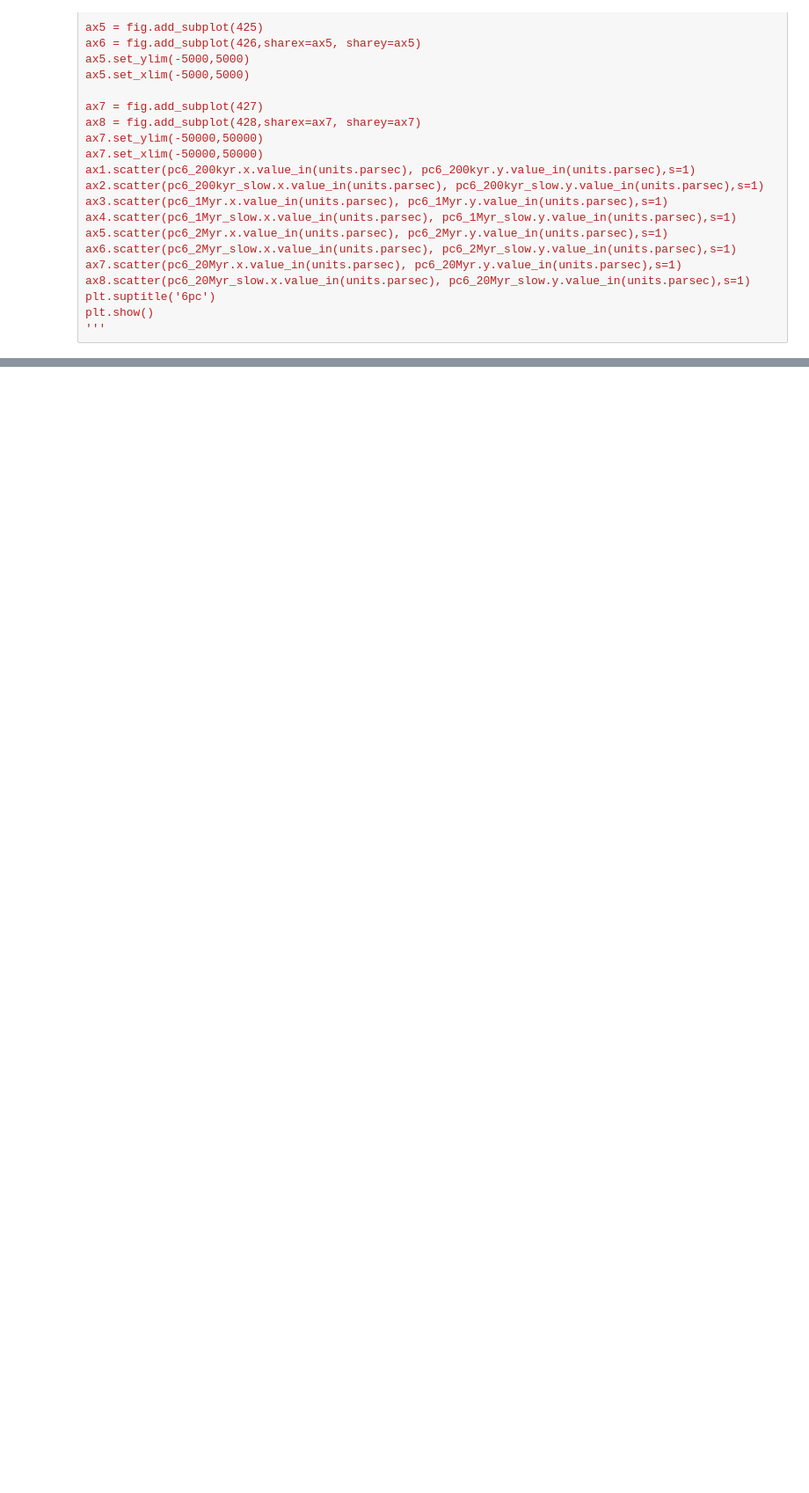
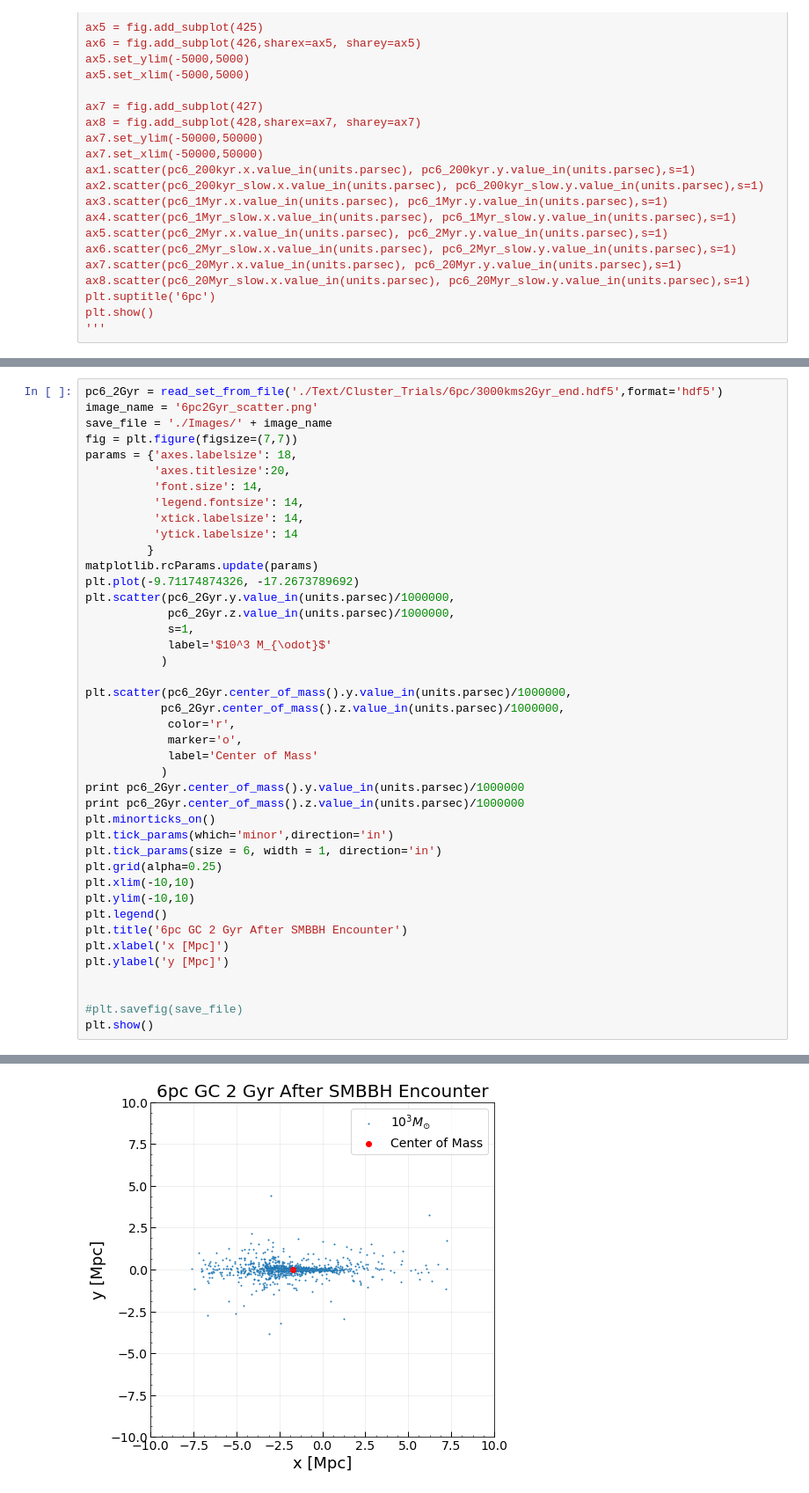
Before and after one commit to seanlabean/summer-research, a Jupyter notebook: Scripts/cluster_plots.ipynb, the cells around one changed output, grey strips where cells are left out. Shown at 88% size. Drawn from its saved outputs; the diff is of its cells as text; blank space fills up the shorter version.

```diff
--- a/Scripts/cluster_plots.ipynb
+++ b/Scripts/cluster_plots.ipynb
@@ -278,0 +413,43 @@ plt.show()
+# %%
+pc6_2Gyr = read_set_from_file('./Text/Cluster_Trials/6pc/3000kms2Gyr_end.hdf5',format='hdf5')
+image_name = '6pc2Gyr_scatter.png'
+save_file = './Images/' + image_name
+fig = plt.figure(figsize=(7,7))
+params = {'axes.labelsize': 18,
+          'axes.titlesize':20,
+          'font.size': 14,
+          'legend.fontsize': 14,
+          'xtick.labelsize': 14,
+          'ytick.labelsize': 14
+         }
+matplotlib.rcParams.update(params)
+plt.plot(-9.71174874326, -17.2673789692)
+plt.scatter(pc6_2Gyr.y.value_in(units.parsec)/1000000,
+            pc6_2Gyr.z.value_in(units.parsec)/1000000,
+            s=1,
+            label='$10^3 M_{\odot}$'
+           )
+
+plt.scatter(pc6_2Gyr.center_of_mass().y.value_in(units.parsec)/1000000,
+           pc6_2Gyr.center_of_mass().z.value_in(units.parsec)/1000000,
+            color='r',
+            marker='o',
+            label='Center of Mass'
+           )
+print pc6_2Gyr.center_of_mass().y.value_in(units.parsec)/1000000
+print pc6_2Gyr.center_of_mass().z.value_in(units.parsec)/1000000
+plt.minorticks_on()
+plt.tick_params(which='minor',direction='in')
+plt.tick_params(size = 6, width = 1, direction='in')
+plt.grid(alpha=0.25)
+plt.xlim(-10,10)
+plt.ylim(-10,10)
+plt.legend()
+plt.title('6pc GC 2 Gyr After SMBBH Encounter')
+plt.xlabel('x [Mpc]')
+plt.ylabel('y [Mpc]')
+
+
+#plt.savefig(save_file)
+plt.show()
+# %% [output]
@@ -278,0 +458 @@ plt.show()
+[figure, added]
```
Also changed, not shown: parts of 8 cells of this notebook, 34 other files.
